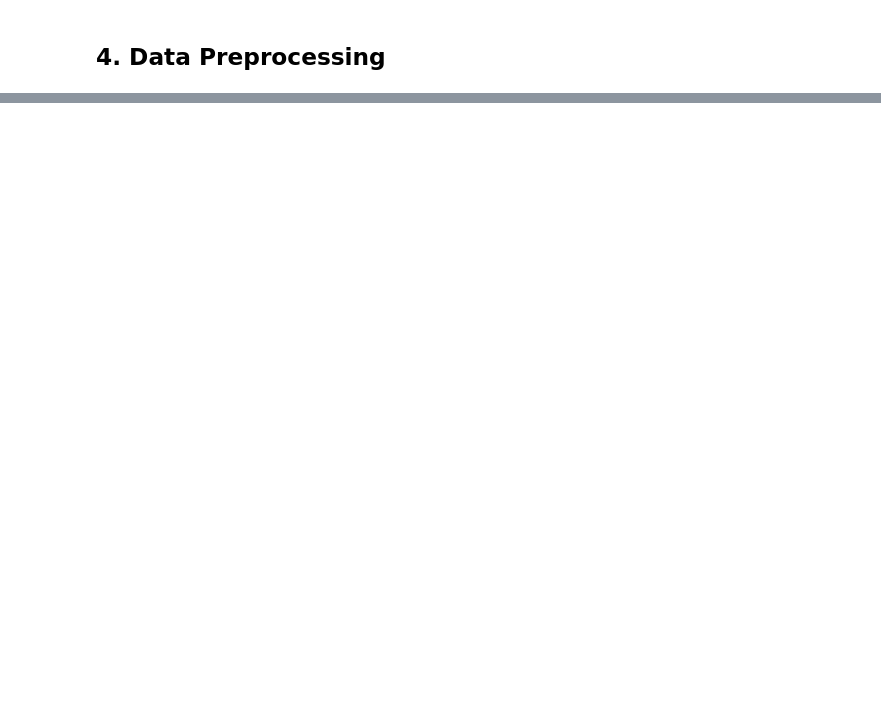
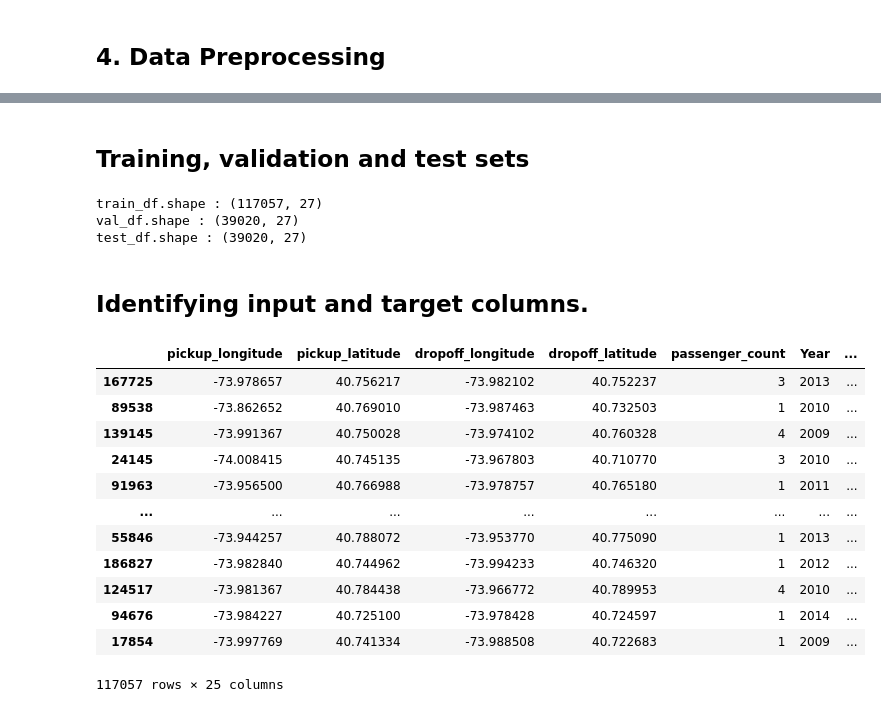
Before and after one commit to krzysikd/Uber_Fare_Prediction, a Jupyter notebook: Uber_Fares_Prediction.ipynb, the cells around one changed output, grey strips where cells are left out. Cells and saved outputs as stored; diff of their text form; code cells hidden in the pictures; blank space fills up the shorter version.

```diff
--- a/Uber_Fares_Prediction.ipynb
+++ b/Uber_Fares_Prediction.ipynb
@@ -405,0 +422,16 @@ Name: fare_amount, dtype: float64
+# %%
+print(f"Original data size: {df.shape}")
+
+def remove_outliers(df):
+    return df[
+        (df['fare_amount'] >= 1.0) &
+        (df['passenger_count'].between(1, 6)) &
+        (df['pickup_longitude'].between(-75, -72)) &
+        (df['pickup_latitude'].between(40, 42)) &
+        (df['dropoff_longitude'].between(-75, -72)) &
+        (df['dropoff_latitude'].between(40, 42))
+    ]
+
+df = remove_outliers(df)
+
+print(f"Data size after outlier removal: {df.shape}")
@@ -412,0 +528,43 @@ def add_dateparts(df, col):
+# %% [markdown]
+## Training, validation and test sets
+# %%
+train_val_df, test_df = train_test_split(df, test_size=0.2, random_state=42)
+train_df, val_df = train_test_split(train_val_df, test_size=0.25, random_state=42)
+# %%
+print('train_df.shape :', train_df.shape)
+print('val_df.shape :', val_df.shape)
+print('test_df.shape :', test_df.shape)
+# %% [output]
+train_df.shape : (117057, 27)
+val_df.shape : (39020, 27)
+test_df.shape : (39020, 27)
+# %% [markdown]
+## Identifying input and target columns.
+# %%
+input_cols = [col for col in df.columns if col not in ['fare_amount', 'pickup_datetime']]
+target_col = 'fare_amount'
+# %%
+train_inputs = train_df[input_cols].copy()
+train_targets = train_df[target_col].copy()
+
+val_inputs = val_df[input_cols].copy()
+val_targets = val_df[target_col].copy()
+
+test_inputs = test_df[input_cols].copy()
+test_targets = test_df[target_col].copy()
+# %%
+train_inputs
+# %% [output]
+|  | pickup_longitude | pickup_latitude | dropoff_longitude | dropoff_latitude | passenger_count | Year | ... |
+| 167725 | -73.978657 | 40.756217 | -73.982102 | 40.752237 | 3 | 2013 | ... |
+| 89538 | -73.862652 | 40.769010 | -73.987463 | 40.732503 | 1 | 2010 | ... |
+| 139145 | -73.991367 | 40.750028 | -73.974102 | 40.760328 | 4 | 2009 | ... |
+| 24145 | -74.008415 | 40.745135 | -73.967803 | 40.710770 | 3 | 2010 | ... |
+| 91963 | -73.956500 | 40.766988 | -73.978757 | 40.765180 | 1 | 2011 | ... |
+| ... | ... | ... | ... | ... | ... | ... | ... |
+| 55846 | -73.944257 | 40.788072 | -73.953770 | 40.775090 | 1 | 2013 | ... |
+| 186827 | -73.982840 | 40.744962 | -73.994233 | 40.746320 | 1 | 2012 | ... |
+| 124517 | -73.981367 | 40.784438 | -73.966772 | 40.789953 | 4 | 2010 | ... |
+| 94676 | -73.984227 | 40.725100 | -73.978428 | 40.724597 | 1 | 2014 | ... |
+| 17854 | -73.997769 | 40.741334 | -73.988508 | 40.722683 | 1 | 2009 | ... |
+117057 rows × 25 columns
```
Also changed, not shown: parts of 15 cells of this notebook.
